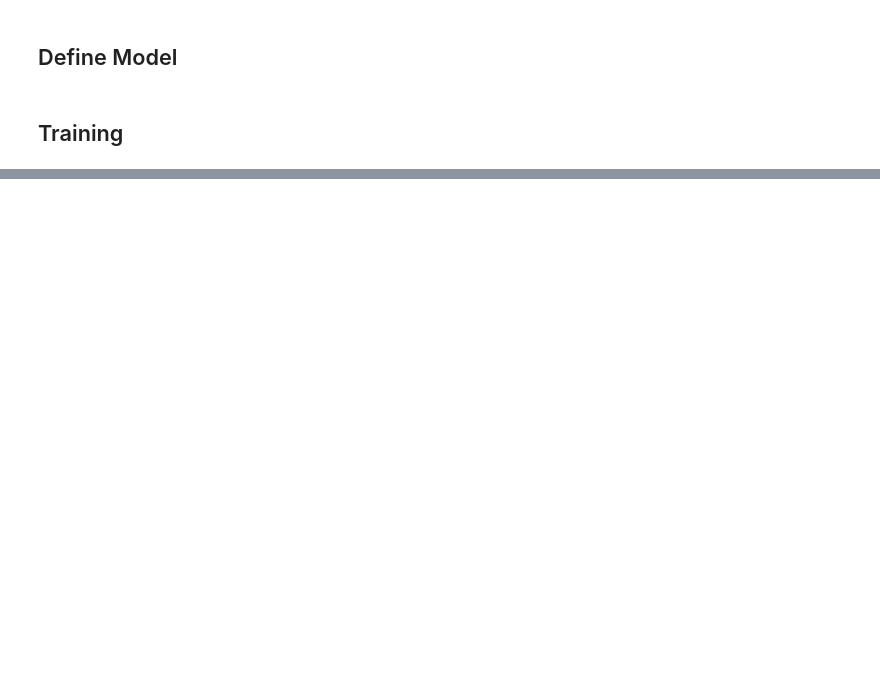
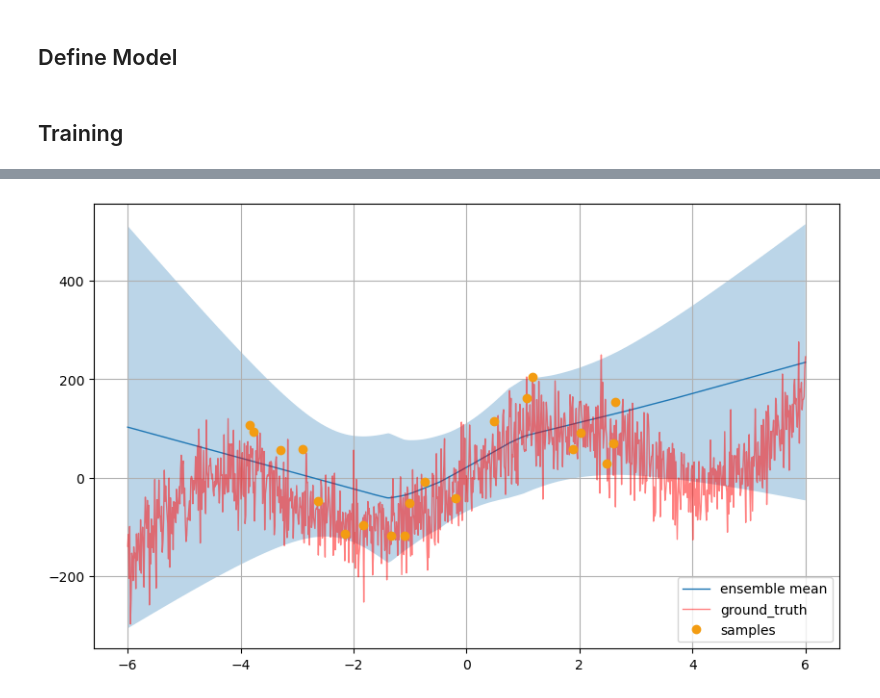
Before and after one commit to MakrisJr/Gaussian_MLP_Ensemble, a Jupyter notebook: gaussianMLP_pure_pytorch.ipynb, the cells around one changed output, grey strips where cells are left out. Saved outputs shown, nothing was run; the diff lists cells and outputs as text; code cells hidden in the pictures; blank space fills up the shorter version.

```diff
--- a/gaussianMLP_pure_pytorch.ipynb
+++ b/gaussianMLP_pure_pytorch.ipynb
@@ -169,0 +242,18 @@ plt.show()
+# %%
+final_mean = means.mean(dim=0)
+final_variance = (variances + means.square()).mean(dim=0) - final_mean.square()
+
+std = np.sqrt(final_variance.numpy())
+upper = [i + k*3 for i, k in zip(final_mean.numpy(), std)]
+lower = [i - k*3 for i, k in zip(final_mean.numpy(), std)]
+
+fig, ax = plt.subplots(1, 1, figsize=(10, 6))
+plt.fill_between(data_x_true.flatten(), upper, lower, alpha=0.3)
+plt.plot(data_x_true, final_mean, label='ensemble mean', linewidth=1)
+plt.plot(data_x_true, data_y_true, 'r', linewidth=1, label='ground_truth', alpha=0.5)
+plt.plot(data_x, data_y, '.', markersize=12, color='#F39C12', label='samples')
+plt.legend(loc = 'best')
+plt.grid()
+plt.show()
+# %% [output]
+[figure, added]
```
Also changed, not shown: parts of 9 cells of this notebook.
